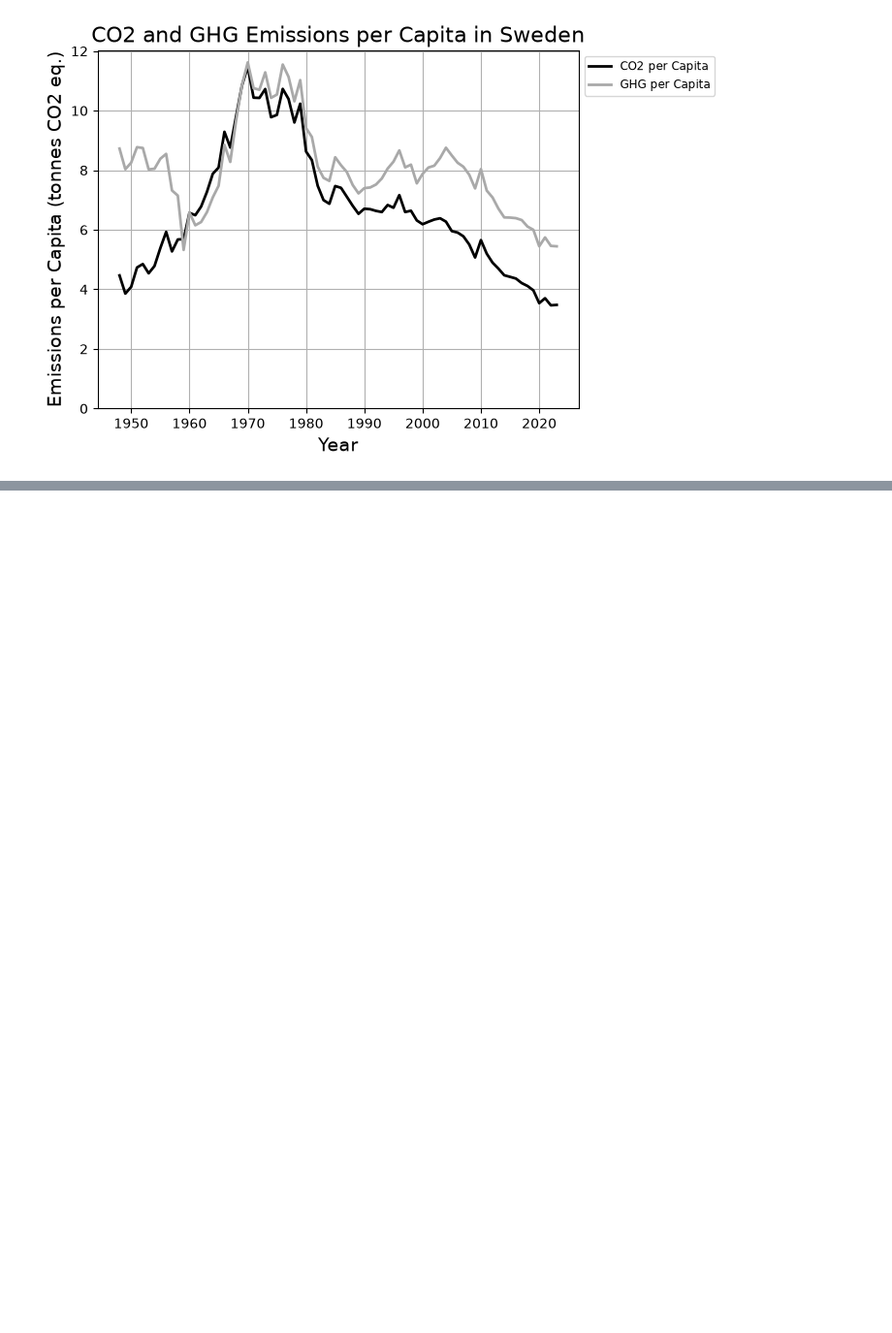
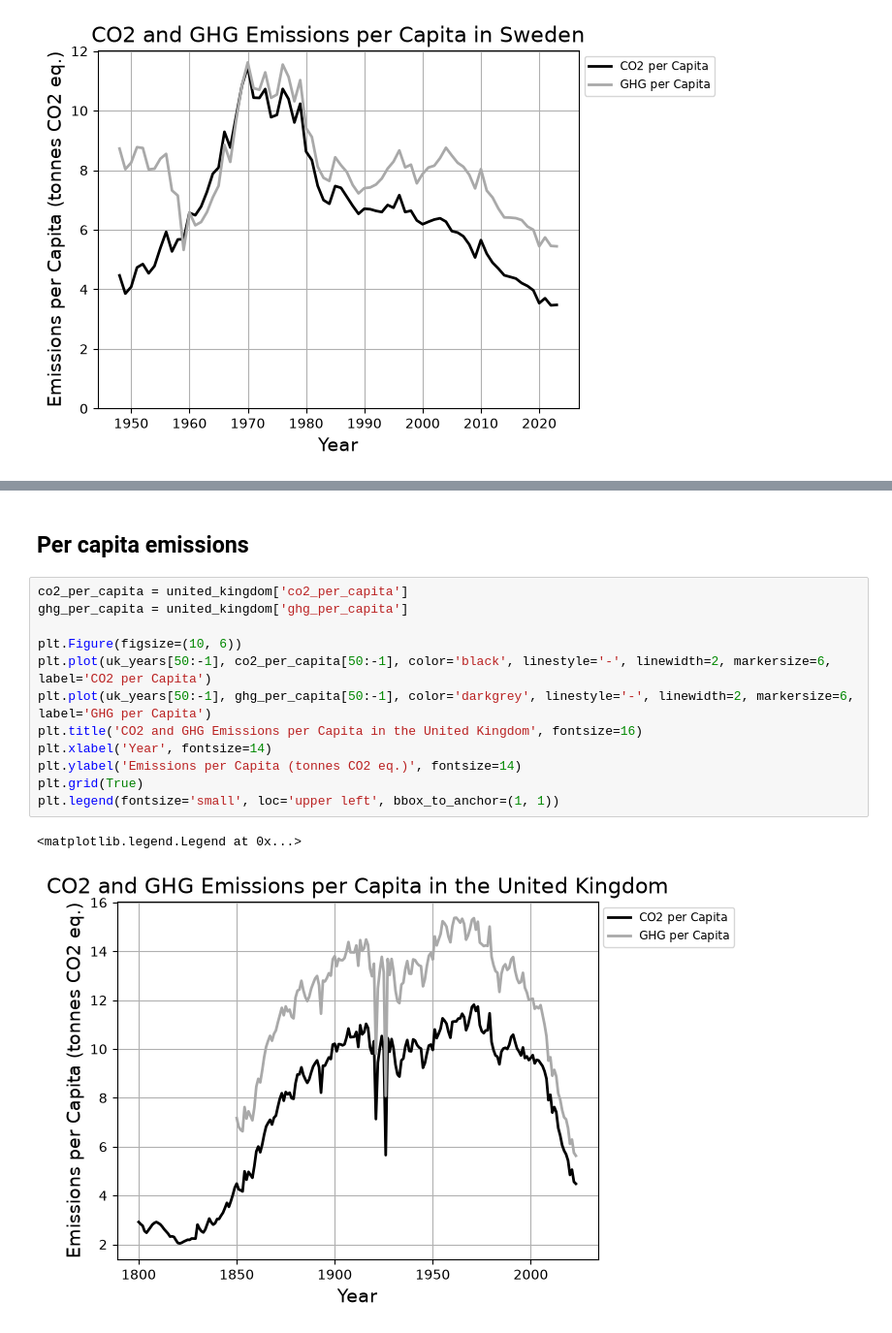
Before and after one commit to Oyvind-Aas/co2-data, a Jupyter notebook: CO2_Explorer.ipynb, the cells around one changed output, grey strips where cells are left out. Shown at 97% size. Drawn from its saved outputs; the diff is of its cells as text; blank space fills up the shorter version.

```diff
--- a/CO2_Explorer.ipynb
+++ b/CO2_Explorer.ipynb
@@ -174,0 +241,17 @@ plt.legend(fontsize='small', loc='upper left', bbox_to_anchor=(1, 1))
+# %% [markdown]
+## Per capita emissions
+# %%
+co2_per_capita = united_kingdom['co2_per_capita']
+ghg_per_capita = united_kingdom['ghg_per_capita']
+
+plt.Figure(figsize=(10, 6))
+plt.plot(uk_years[50:-1], co2_per_capita[50:-1], color='black', linestyle='-', linewidth=2, markersize=6, label='CO2 per Capita')
+plt.plot(uk_years[50:-1], ghg_per_capita[50:-1], color='darkgrey', linestyle='-', linewidth=2, markersize=6, label='GHG per Capita')
+plt.title('CO2 and GHG Emissions per Capita in the United Kingdom', fontsize=16)
+plt.xlabel('Year', fontsize=14)
+plt.ylabel('Emissions per Capita (tonnes CO2 eq.)', fontsize=14)
+plt.grid(True)
+plt.legend(fontsize='small', loc='upper left', bbox_to_anchor=(1, 1))
+# %% [output]
+<matplotlib.legend.Legend at 0x...>
+[figure, added]
```
Also changed, not shown: parts of 11 cells of this notebook.
